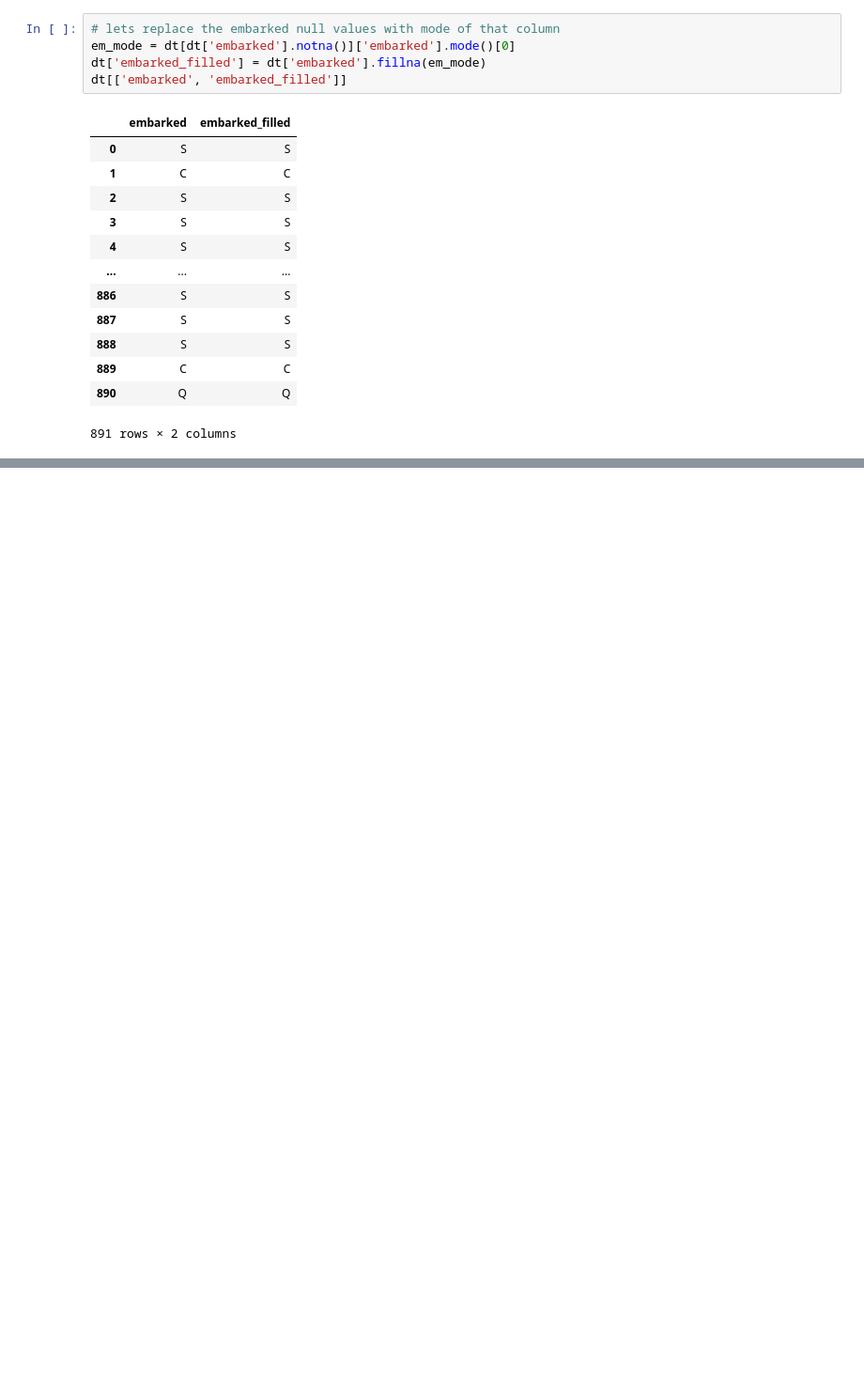
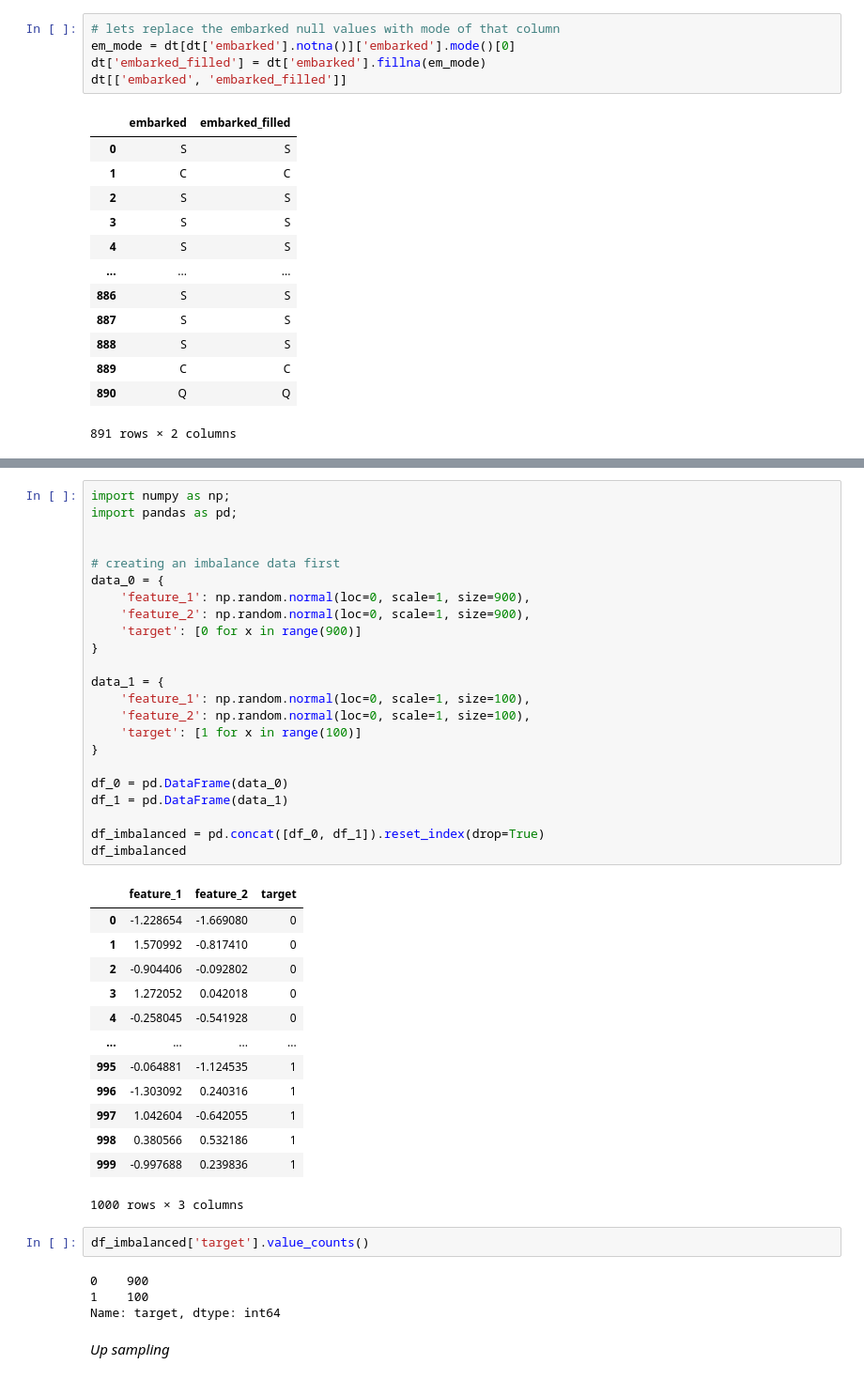
Before and after one commit to shivam-paul-19/data-science, a Jupyter notebook: feature eng/main.ipynb, the cells around one changed output, grey strips where cells are left out. Shown at 94% size. Cells and saved outputs as stored; diff of their text form; blank space fills up the shorter version.

```diff
--- a/feature eng/main.ipynb
+++ b/feature eng/main.ipynb
@@ -175,0 +180,45 @@ dt[['embarked', 'embarked_filled']]
+# %%
+import numpy as np;
+import pandas as pd;
+
+
+# creating an imbalance data first
+data_0 = {
+    'feature_1': np.random.normal(loc=0, scale=1, size=900),
+    'feature_2': np.random.normal(loc=0, scale=1, size=900),
+    'target': [0 for x in range(900)]
+}
+
+data_1 = {
+    'feature_1': np.random.normal(loc=0, scale=1, size=100),
+    'feature_2': np.random.normal(loc=0, scale=1, size=100),
+    'target': [1 for x in range(100)]
+}
+
+df_0 = pd.DataFrame(data_0)
+df_1 = pd.DataFrame(data_1)
+
+df_imbalanced = pd.concat([df_0, df_1]).reset_index(drop=True)
+df_imbalanced
+# %% [output]
+|  | feature_1 | feature_2 | target |
+| 0 | -1.228654 | -1.669080 | 0 |
+| 1 | 1.570992 | -0.817410 | 0 |
+| 2 | -0.904406 | -0.092802 | 0 |
+| 3 | 1.272052 | 0.042018 | 0 |
+| 4 | -0.258045 | -0.541928 | 0 |
+| ... | ... | ... | ... |
+| 995 | -0.064881 | -1.124535 | 1 |
+| 996 | -1.303092 | 0.240316 | 1 |
+| 997 | 1.042604 | -0.642055 | 1 |
+| 998 | 0.380566 | 0.532186 | 1 |
+| 999 | -0.997688 | 0.239836 | 1 |
+1000 rows × 3 columns
+# %%
+df_imbalanced['target'].value_counts()
+# %% [output]
+0    900
+1    100
+Name: target, dtype: int64
+# %% [markdown]
+_Up sampling_
```
Also changed, not shown: parts of 19 cells of this notebook.
